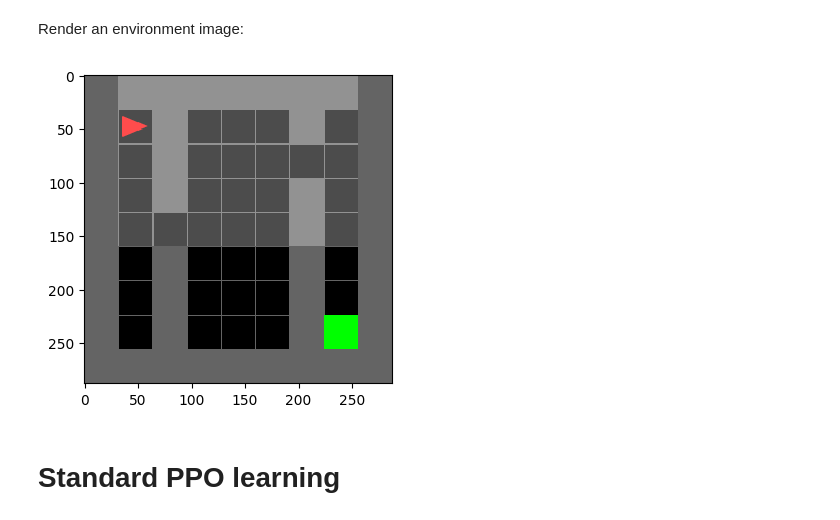
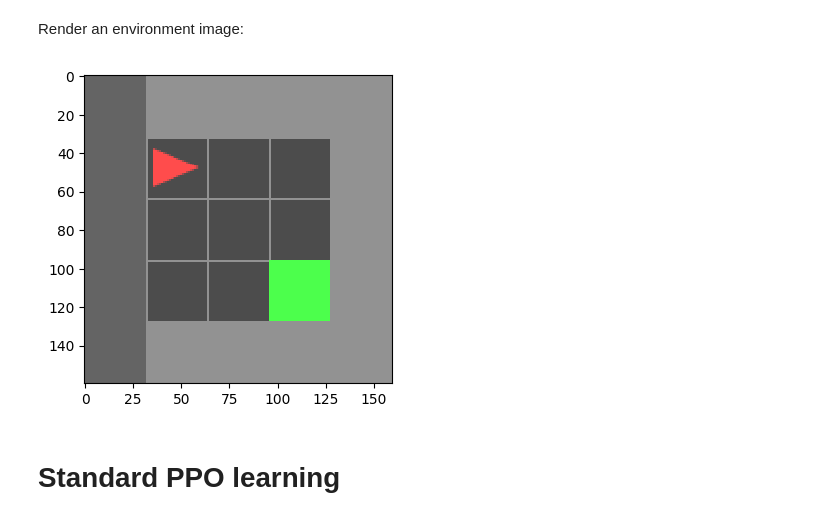
Before and after one commit to ibagur/tfm-experiments, a Jupyter notebook: policy-consolidation/test_ppo.ipynb, the cells around one changed output. Cells and saved outputs as stored; diff of their text form; code cells hidden in the pictures.

```diff
--- a/policy-consolidation/test_ppo.ipynb
+++ b/policy-consolidation/test_ppo.ipynb
@@ -95,32 +95,32 @@ def gen_wrapped_env_cnn(env_name):
 Render an environment image:
 # %%
 from random import randint
-#env_id = 'MiniGrid-Empty-5x5-v0'
+env_id = 'MiniGrid-Empty-5x5-v0'
 #env_id = 'MiniGrid-Empty-Random-6x6-v0'
 #env_id = 'MiniGrid-Empty-8x8-v0'
 #env_id = 'MiniGrid-Empty-16x16-v0'
 #env_id = 'MiniGrid-DoorKey-6x6-v0'
 #env_id = 'BreakoutNoFrameskip-v4'
 #env_id = 'MiniGrid-DistShift1-v0'
 #env_id ='MiniGrid-UnlockPickup-v0'
 #env_id = 'MiniGrid-RedBlueDoors-6x6-v0'
 #env_id = 'MiniGrid-LavaGapS6-v0'
 #env_id = 'MiniGrid-WallGapS6-v0'
-env_id = 'MiniGrid-SimpleCrossingS9N2-v0'
+#env_id = 'MiniGrid-SimpleCrossingS9N2-v0'
 
 
 eval_env = gym.make(env_id)
 eval_env.seed(10000+randint(0, 10))
 eval_env.reset()
 #random_action = eval_env.action_space.sample()
 #new_obs, reward, done, info = eval_env.step(random_action)
 
 before_img = eval_env.render('rgb_array')
 
 plt.figure(figsize = (4.,4.))
 plt.imshow(before_img);
 # %% [output]
-[figure, old version]
+[figure, new version]
 # %% [markdown]
 # Standard PPO learning
 # %% [markdown]
```
Also changed, not shown: 35 other files.
